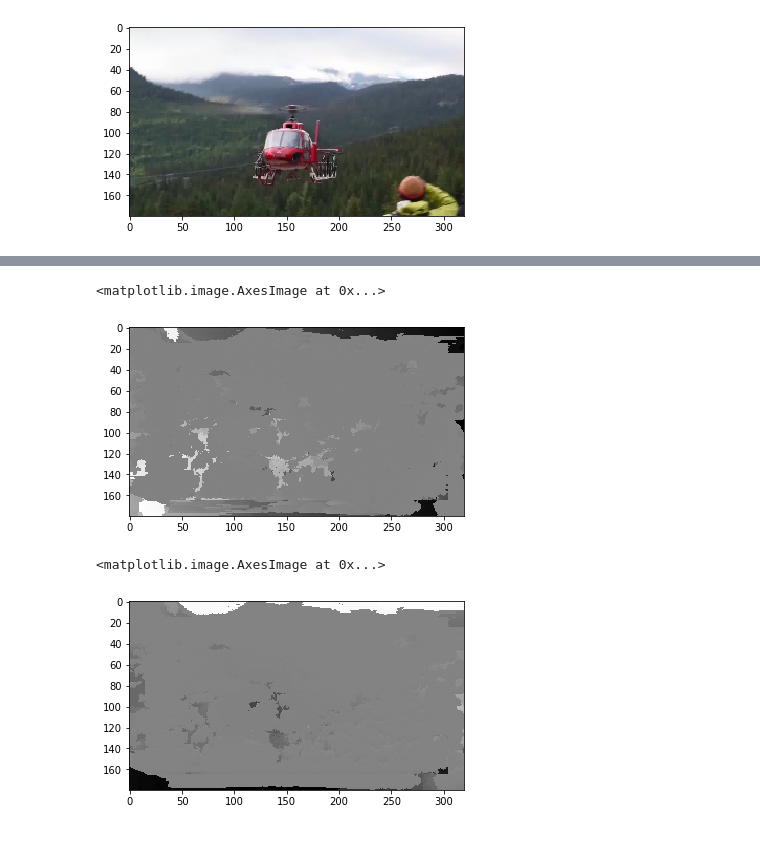
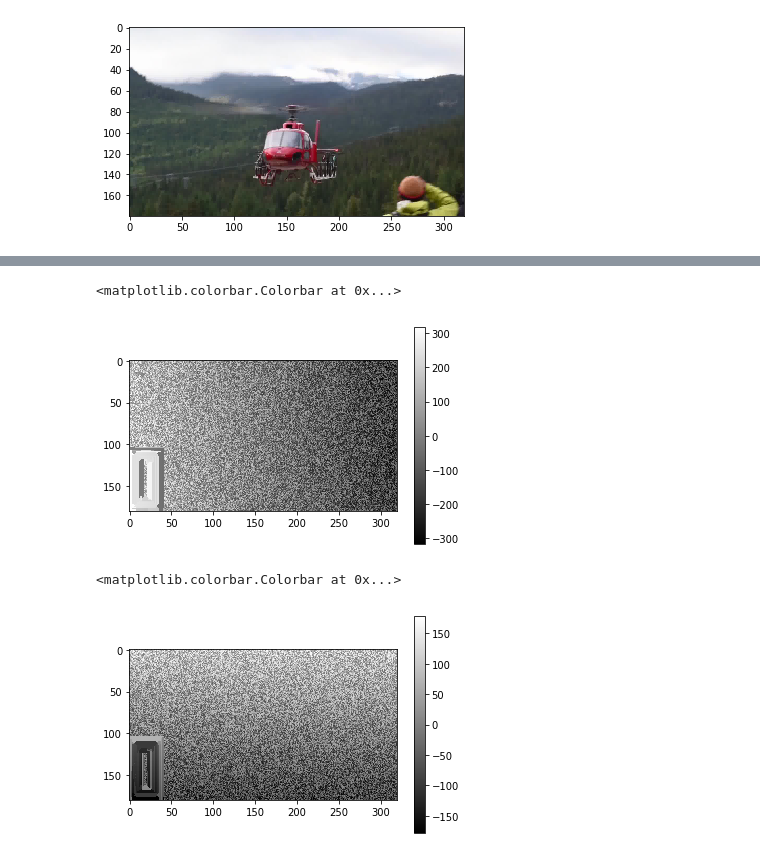
Before and after one commit to OlehLuk/ucu-cv-hw2, a Jupyter notebook: part2/src/PatchMatch_RGB.ipynb, the cells around one changed output, grey strips where cells are left out. Saved outputs shown, nothing was run; the diff lists cells and outputs as text; code cells hidden in the pictures.

Commit message:
Added proper examples of PatchMatch usage

```diff
--- a/part2/src/PatchMatch_RGB.ipynb
+++ b/part2/src/PatchMatch_RGB.ipynb
@@ -218 +222,4 @@ plt.imshow(dy, cmap="gray")
+# %%
+try_1 = cv2.cvtColor(cv2.imread("./1.png"), cv2.COLOR_BGR2RGB)
+try_5 = cv2.cvtColor(cv2.imread("./2.png"), cv2.COLOR_BGR2RGB)
 # %%
@@ -228,4 +235,4 @@ plt.imshow(frame_5)
 # %%
 %%time
-dx, dy = patch_match(frame_1, frame_5, patch_size=31)
+dx, dy = patch_match(try_1, try_5, patch_size=13)
 # %% [output]
@@ -233,10 +240,12 @@ Wall time: 1min 41s
 # %%
 plt.imshow(dx, cmap="gray")
+plt.colorbar()
 # %% [output]
-<matplotlib.image.AxesImage at 0x...>
+<matplotlib.colorbar.Colorbar at 0x...>
-[figure, old version]
+[figure, new version]
 # %%
 plt.imshow(dy, cmap="gray")
+plt.colorbar()
 # %% [output]
-<matplotlib.image.AxesImage at 0x...>
+<matplotlib.colorbar.Colorbar at 0x...>
-[figure, old version]
+[figure, new version]
```
Also changed, not shown: parts of 19 cells of this notebook, 4 other files.
